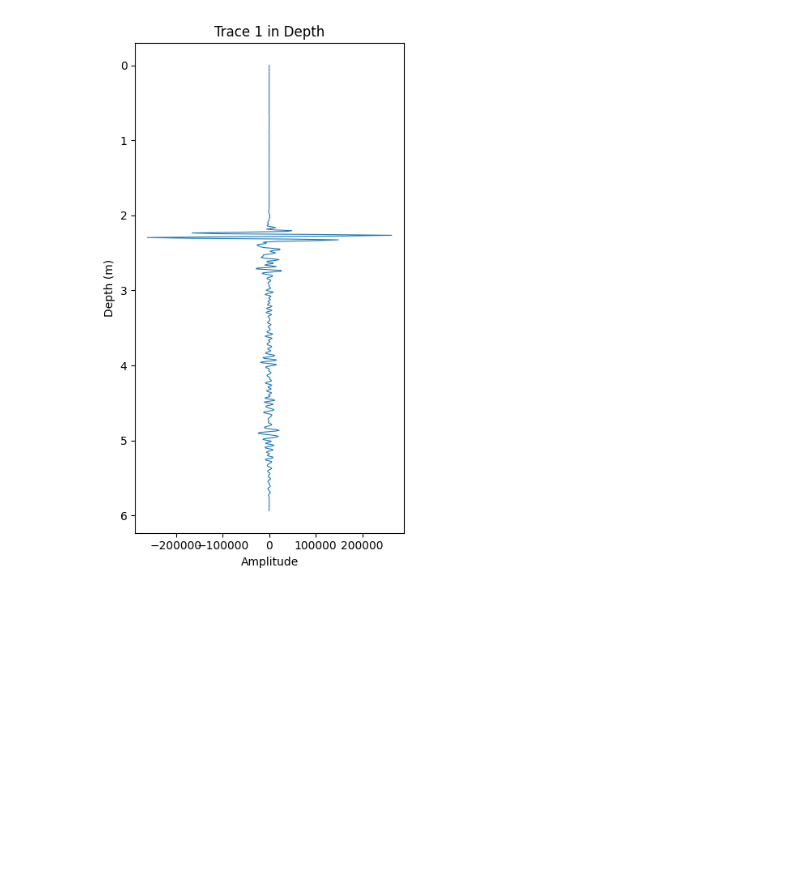
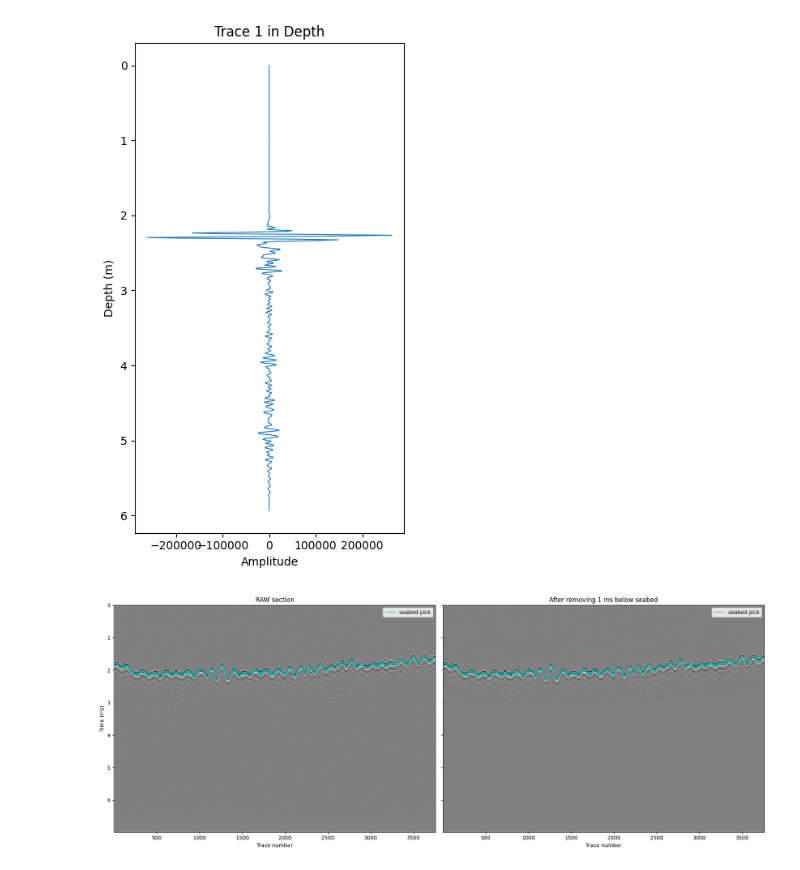
Before and after one commit to zhn66776/InXSBP1, a Jupyter notebook: code_1.ipynb, the cells around one changed output. Cells and saved outputs as stored; diff of their text form; code cells hidden in the pictures; blank space fills up the shorter version.

```diff
--- a/code_1.ipynb
+++ b/code_1.ipynb
@@ -356,3 +356,70 @@ plt.show()
 Trace count: 2481
 [figure]
 [figure]
+# %%
+import numpy as np
+import matplotlib.pyplot as plt
+
+# === 1) 重新拼 raw 剖面（不做标准化，便于判断极值）===
+start_trace = 0
+end_trace   = min(5210, len(sf.traces)-1)
+trace_range = range(start_trace, end_trace+1)
+n_show = len(trace_range)
+
+lengths = [sf.traces[i].data.size for i in trace_range]
+ns = max(lengths)
+
+section_raw = np.zeros((ns, n_show), dtype=np.float32)
+for j, idx in enumerate(trace_range):
+    d = sf.traces[idx].data.astype(np.float32)
+    section_raw[:d.size, j] = d
+
+# === 2) 对每条 trace 找 “海床” = 绝对振幅最大点，并在其后 1ms 全部去掉 ===
+one_ms_samp = max(1, int(round(1.0 / dt_ms)))  # 1ms 对应的采样点数
+section_cut = section_raw.copy()
+seabed_time_ms = np.full(n_show, np.nan, dtype=np.float32)  # 记录每条的海床时间，方便画线
+
+for j, idx in enumerate(trace_range):
+    d = sf.traces[idx].data.astype(np.float32)
+    if d.size == 0:
+        continue
+    # 海床索引：该 trace 的 |amplitude| 最大处
+    i_seabed = int(np.argmax(np.abs(d)))
+    seabed_time_ms[j] = i_seabed * dt_ms
+
+    # 从海床往下 1ms 起，全部置 0（你也可以改成 np.nan，在 imshow 里用非屏蔽 colormap）
+    cut_from = min(ns, i_seabed + one_ms_samp)
+    section_cut[cut_from:, j] = 0.0
+
+# === 3) 统一对比度：用原图 + 截断图的合并 p99 做归一，保证可比 ===
+p99 = np.percentile(
+    np.abs(np.concatenate([section_raw.ravel(), section_cut.ravel()])),
+    99
+)
+disp_raw = section_raw if p99 == 0 else np.clip(section_raw / p99, -1, 1)
+disp_cut = section_cut if p99 == 0 else np.clip(section_cut / p99, -1, 1)
+
+times_ms = np.arange(ns) * dt_ms
+extent = [start_trace+1, end_trace+1, times_ms[-1], 0]  # y 轴向下为更深
+
+# === 4) 可视化：左原图 / 右截断后；并把海床拾取画出来 ===
+fig, axes = plt.subplots(1, 2, figsize=(18, 7), sharey=True)
+
+axes[0].imshow(disp_raw, aspect='auto', extent=extent, cmap='gray')
+axes[0].set_title('RAW section')
+axes[0].set_xlabel('Trace number'); axes[0].set_ylabel('Time (ms)')
+
+axes[1].imshow(disp_cut, aspect='auto', extent=extent, cmap='gray')
+axes[1].set_title('After removing 1 ms below seabed')
+axes[1].set_xlabel('Trace number')
+
+# 画海床时间曲线（两幅图都画）
+xs = np.linspace(start_trace+1, end_trace+1, n_show)
+axes[0].plot(xs, seabed_time_ms, 'c-', lw=1, label='seabed pick')
+axes[1].plot(xs, seabed_time_ms, 'c-', lw=1, label='seabed pick')
+axes[0].legend(loc='upper right'); axes[1].legend(loc='upper right')
+
+plt.tight_layout()
+plt.show()
+# %% [output]
+[figure, added]
```
Also changed, not shown: parts of 1 cell of this notebook, 6 other files.
